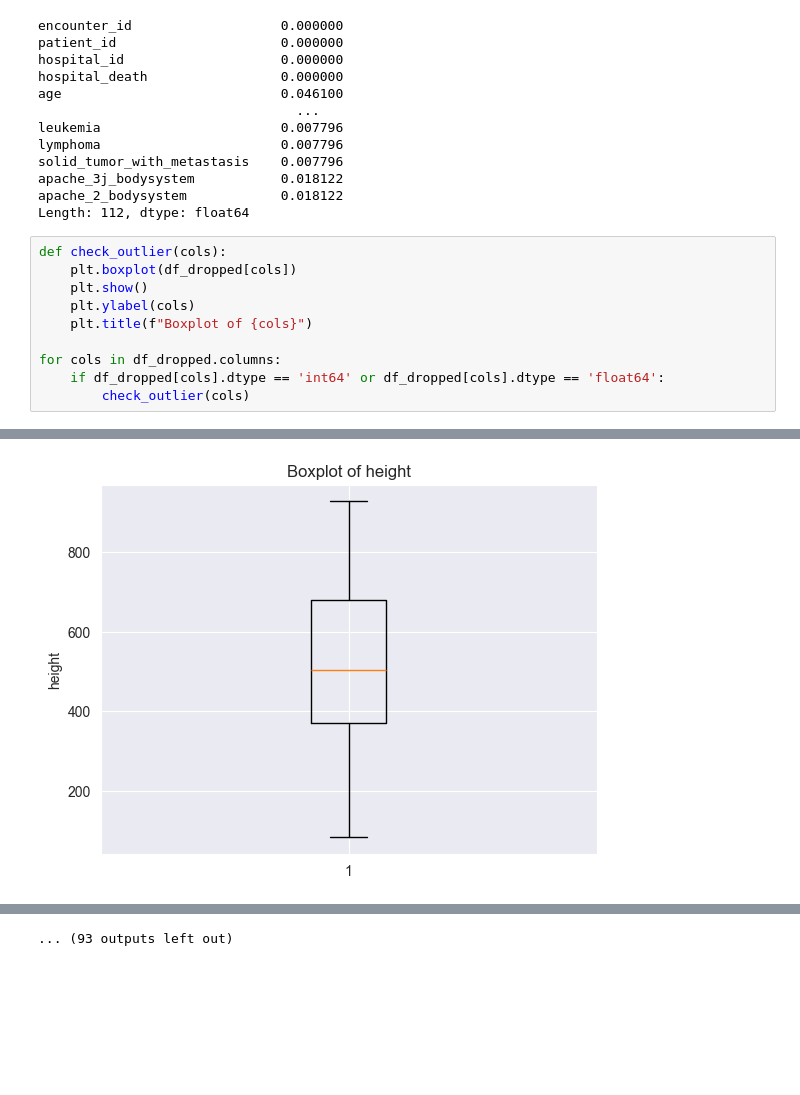
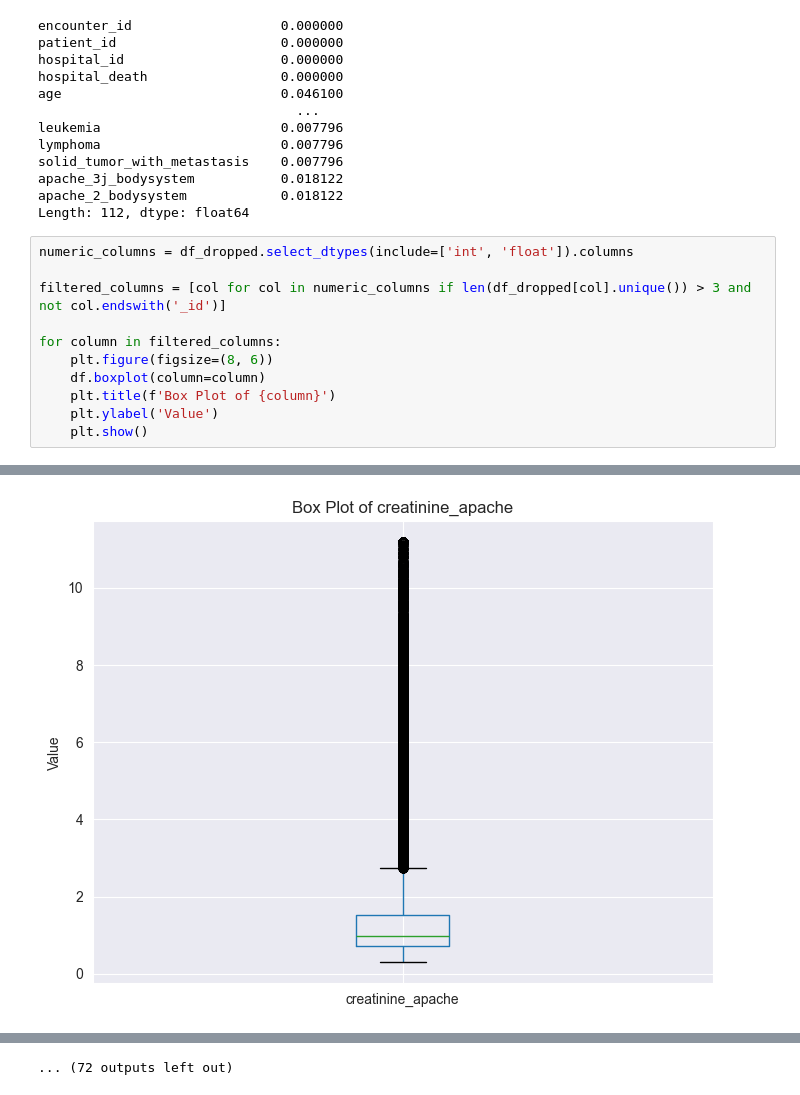
Before and after one commit to BVishal-Geek/Patient-Survival-Prediction---Dash-Visualization, a Jupyter notebook: src/main1.ipynb, the cells around one changed output, grey strips where cells are left out. Drawn from its saved outputs; the diff is of its cells as text; blank space fills up the shorter version.

```diff
--- a/src/main1.ipynb
+++ b/src/main1.ipynb
@@ -74,13 +74,14 @@ apache_3j_bodysystem           0.018122
 apache_2_bodysystem            0.018122
 Length: 112, dtype: float64
 # %%
-def check_outlier(cols):
-    plt.boxplot(df_dropped[cols])
+numeric_columns = df_dropped.select_dtypes(include=['int', 'float']).columns
+
+filtered_columns = [col for col in numeric_columns if len(df_dropped[col].unique()) > 3 and not col.endswith('_id')]
+
+for column in filtered_columns:
+    plt.figure(figsize=(8, 6))
+    df.boxplot(column=column)
+    plt.title(f'Box Plot of {column}')
+    plt.ylabel('Value')
     plt.show()
-    plt.ylabel(cols)
-    plt.title(f"Boxplot of {cols}")
-
-for cols in df_dropped.columns:
-    if df_dropped[cols].dtype == 'int64' or df_dropped[cols].dtype == 'float64':
-        check_outlier(cols)
 # %% [output]
@@ -95 +96 @@ for cols in df_dropped.columns:
-[figure, old version]
+[figure, new version]
@@ -99 +100 @@ for cols in df_dropped.columns:
-... (93 outputs left out)
+... (72 outputs left out)
```
Also changed, not shown: parts of 18 cells of this notebook.
